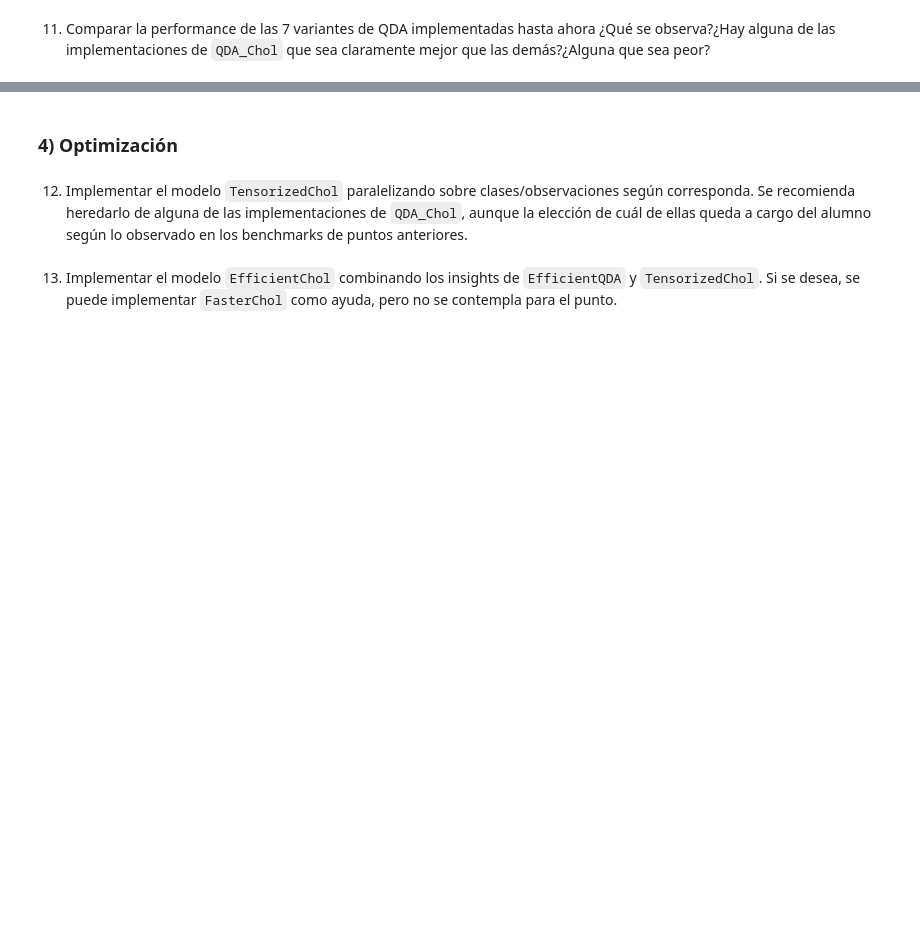
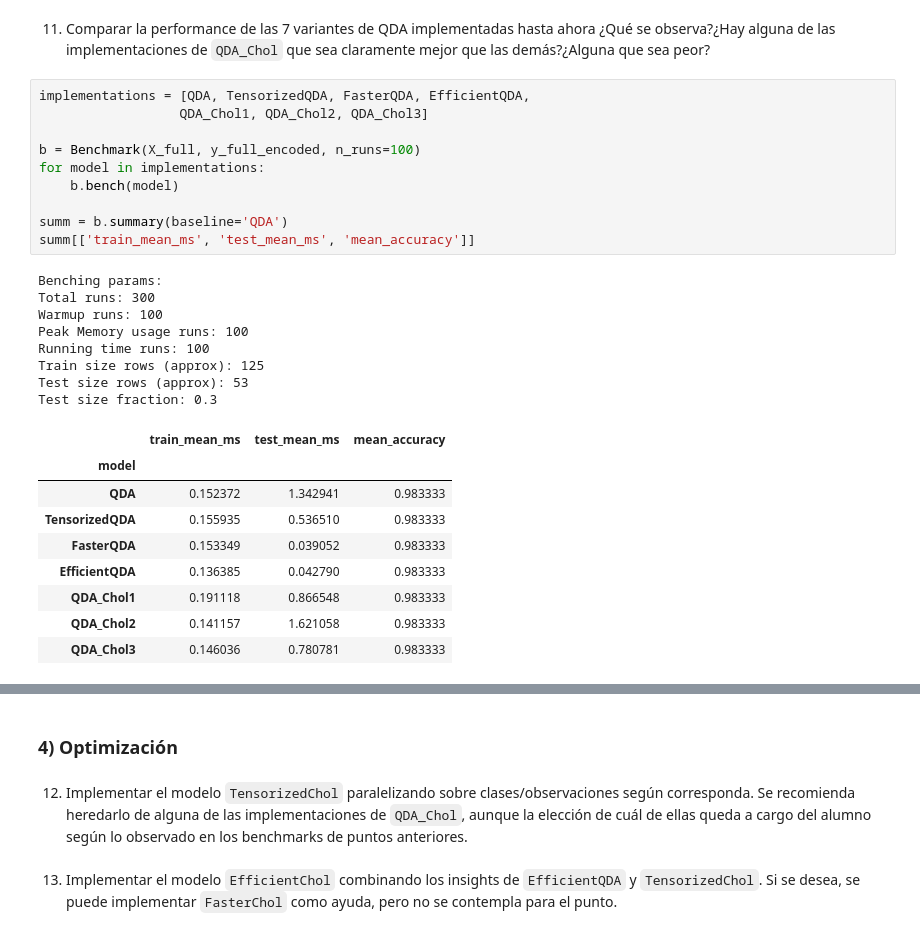
Before and after one commit to abrilnoguera/TP-AMIA, a Jupyter notebook: AMIA_2025_TP1.ipynb, the cells around one changed output, grey strips where cells are left out. Drawn from its saved outputs; the diff is of its cells as text; blank space fills up the shorter version.

```diff
--- a/AMIA_2025_TP1.ipynb
+++ b/AMIA_2025_TP1.ipynb
@@ -779,3 +831,31 @@ La descomposición/factorización de [Cholesky](https://en.wikipedia.org/wiki/Ch
 # %% [markdown]
 
 11. Comparar la performance de las 7 variantes de QDA implementadas hasta ahora ¿Qué se observa?¿Hay alguna de las implementaciones de `QDA_Chol` que sea claramente mejor que las demás?¿Alguna que sea peor?
+# %%
+implementations = [QDA, TensorizedQDA, FasterQDA, EfficientQDA,
+                  QDA_Chol1, QDA_Chol2, QDA_Chol3]
+
+b = Benchmark(X_full, y_full_encoded, n_runs=100)
+for model in implementations:
+    b.bench(model)
+
+summ = b.summary(baseline='QDA')
+summ[['train_mean_ms', 'test_mean_ms', 'mean_accuracy']]
+# %% [output]
+Benching params:
+Total runs: 300
+Warmup runs: 100
+Peak Memory usage runs: 100
+Running time runs: 100
+Train size rows (approx): 125
+Test size rows (approx): 53
+Test size fraction: 0.3
+|  | train_mean_ms | test_mean_ms | mean_accuracy |
+| model |  |  |  |
+| QDA | 0.152372 | 1.342941 | 0.983333 |
+| TensorizedQDA | 0.155935 | 0.536510 | 0.983333 |
+| FasterQDA | 0.153349 | 0.039052 | 0.983333 |
+| EfficientQDA | 0.136385 | 0.042790 | 0.983333 |
+| QDA_Chol1 | 0.191118 | 0.866548 | 0.983333 |
+| QDA_Chol2 | 0.141157 | 1.621058 | 0.983333 |
+| QDA_Chol3 | 0.146036 | 0.780781 | 0.983333 |
```
Also changed, not shown: parts of 12 cells of this notebook.
